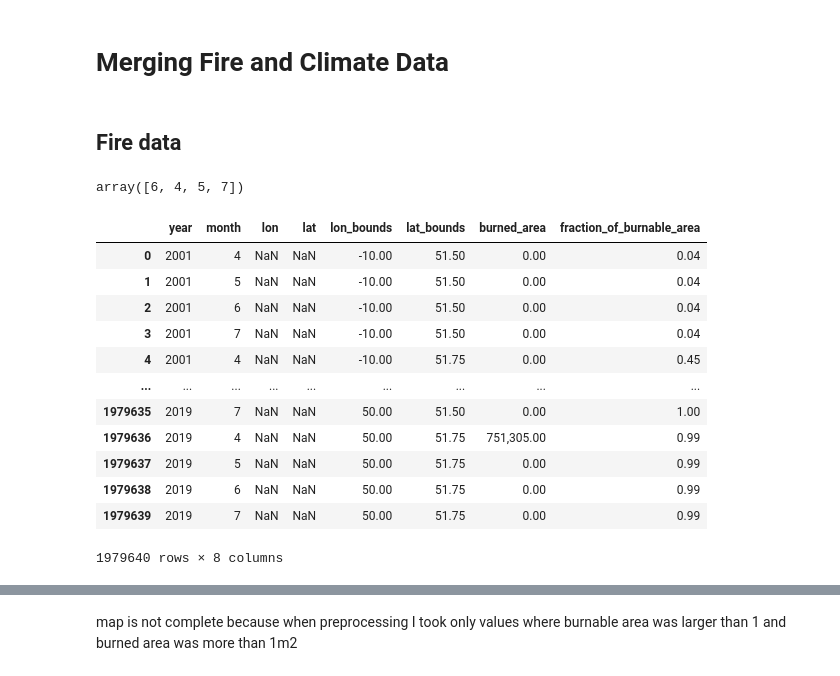
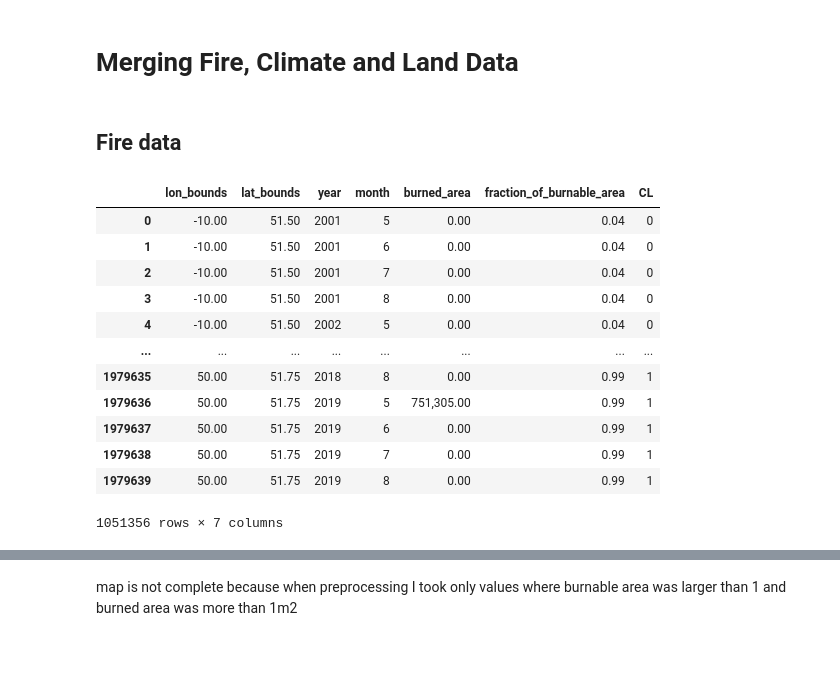
Before and after one commit to TomasDemeter/FireProject, a Jupyter notebook: notebooks/arnaud_data_merging.ipynb, the cells around one changed output, grey strips where cells are left out. Drawn from its saved outputs; the diff is of its cells as text; code cells hidden in the pictures.

```diff
--- a/notebooks/arnaud_data_merging.ipynb
+++ b/notebooks/arnaud_data_merging.ipynb
@@ -1,5 +1,5 @@
 # %% [markdown]
-# Merging Fire and Climate Data
+# Merging Fire, Climate and Land Data
 # %%
 import pandas as pd
 import seaborn as sns
@@ -12,31 +12,27 @@ from sklearn.model_selection import train_test_split
 pd.options.display.float_format = "{:,.2f}".format
 # %% [markdown]
 ## Fire data
-# %%
-file_path = '../data/fire2.csv'
-fire_df = pd.read_csv(file_path, header=0, low_memory=False)
-fire_df['month'].unique()
-# %% [output]
-array([6, 4, 5, 7])
 # %%
 file_path = '../data/fire2.csv'
 fire_df = pd.read_csv(file_path)
-fire_df = fire_df.sort_values(['year','lon_bounds','lat_bounds','month'])
+fire_df = fire_df.sort_values(['lon_bounds','lat_bounds','year','month'])
 fire_df = fire_df.reset_index()
 fire_df = fire_df.drop(['index'], axis=1)
-fire_df = fire_df.reindex(columns=['year', 'month', 'lon', 'lat', 'lon_bounds', 'lat_bounds', 'burned_area', 'fraction_of_burnable_area'])
+fire_df = fire_df.reindex(columns=['lon_bounds', 'lat_bounds', 'year', 'month', 'burned_area', 'fraction_of_burnable_area', 'CL'])
+fire_df = fire_df.drop_duplicates(subset=['lon_bounds', 'lat_bounds', 'year', 'month'])
+fire_df['month'] = fire_df['month'] + 1
 fire_df
 # %% [output]
-|  | year | month | lon | lat | lon_bounds | lat_bounds | burned_area | fraction_of_burnable_area |
-| 0 | 2001 | 4 | NaN | NaN | -10.00 | 51.50 | 0.00 | 0.04 |
-| 1 | 2001 | 5 | NaN | NaN | -10.00 | 51.50 | 0.00 | 0.04 |
-| 2 | 2001 | 6 | NaN | NaN | -10.00 | 51.50 | 0.00 | 0.04 |
-| 3 | 2001 | 7 | NaN | NaN | -10.00 | 51.50 | 0.00 | 0.04 |
-| 4 | 2001 | 4 | NaN | NaN | -10.00 | 51.75 | 0.00 | 0.45 |
-| ... | ... | ... | ... | ... | ... | ... | ... | ... |
-| 1979635 | 2019 | 7 | NaN | NaN | 50.00 | 51.50 | 0.00 | 1.00 |
-| 1979636 | 2019 | 4 | NaN | NaN | 50.00 | 51.75 | 751,305.00 | 0.99 |
-| 1979637 | 2019 | 5 | NaN | NaN | 50.00 | 51.75 | 0.00 | 0.99 |
-| 1979638 | 2019 | 6 | NaN | NaN | 50.00 | 51.75 | 0.00 | 0.99 |
-| 1979639 | 2019 | 7 | NaN | NaN | 50.00 | 51.75 | 0.00 | 0.99 |
+|  | lon_bounds | lat_bounds | year | month | burned_area | fraction_of_burnable_area | CL |
+| 0 | -10.00 | 51.50 | 2001 | 5 | 0.00 | 0.04 | 0 |
+| 1 | -10.00 | 51.50 | 2001 | 6 | 0.00 | 0.04 | 0 |
+| 2 | -10.00 | 51.50 | 2001 | 7 | 0.00 | 0.04 | 0 |
+| 3 | -10.00 | 51.50 | 2001 | 8 | 0.00 | 0.04 | 0 |
+| 4 | -10.00 | 51.50 | 2002 | 5 | 0.00 | 0.04 | 0 |
+| ... | ... | ... | ... | ... | ... | ... | ... |
+| 1979635 | 50.00 | 51.75 | 2018 | 8 | 0.00 | 0.99 | 1 |
+| 1979636 | 50.00 | 51.75 | 2019 | 5 | 751,305.00 | 0.99 | 1 |
+| 1979637 | 50.00 | 51.75 | 2019 | 6 | 0.00 | 0.99 | 1 |
+| 1979638 | 50.00 | 51.75 | 2019 | 7 | 0.00 | 0.99 | 1 |
+| 1979639 | 50.00 | 51.75 | 2019 | 8 | 0.00 | 0.99 | 1 |
-1979640 rows × 8 columns
+1051356 rows × 7 columns
```
Also changed, not shown: parts of 46 cells of this notebook, 7 other files.
